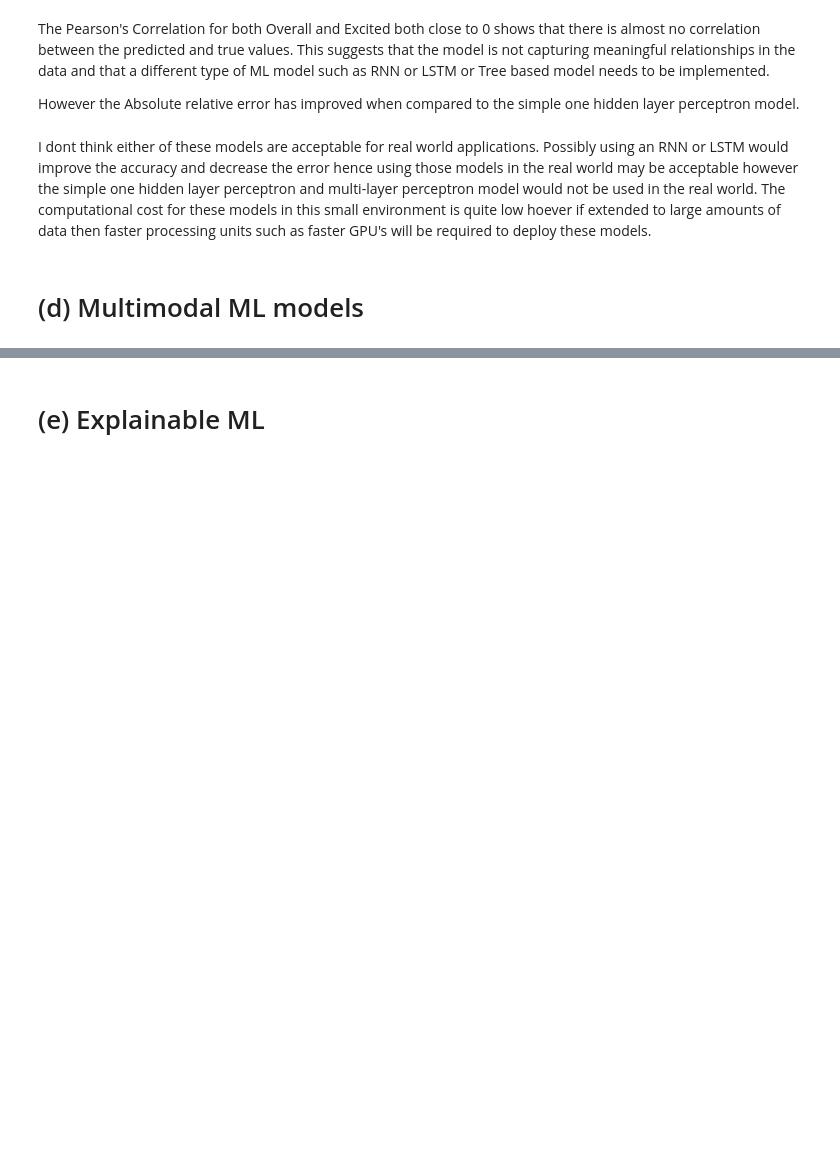
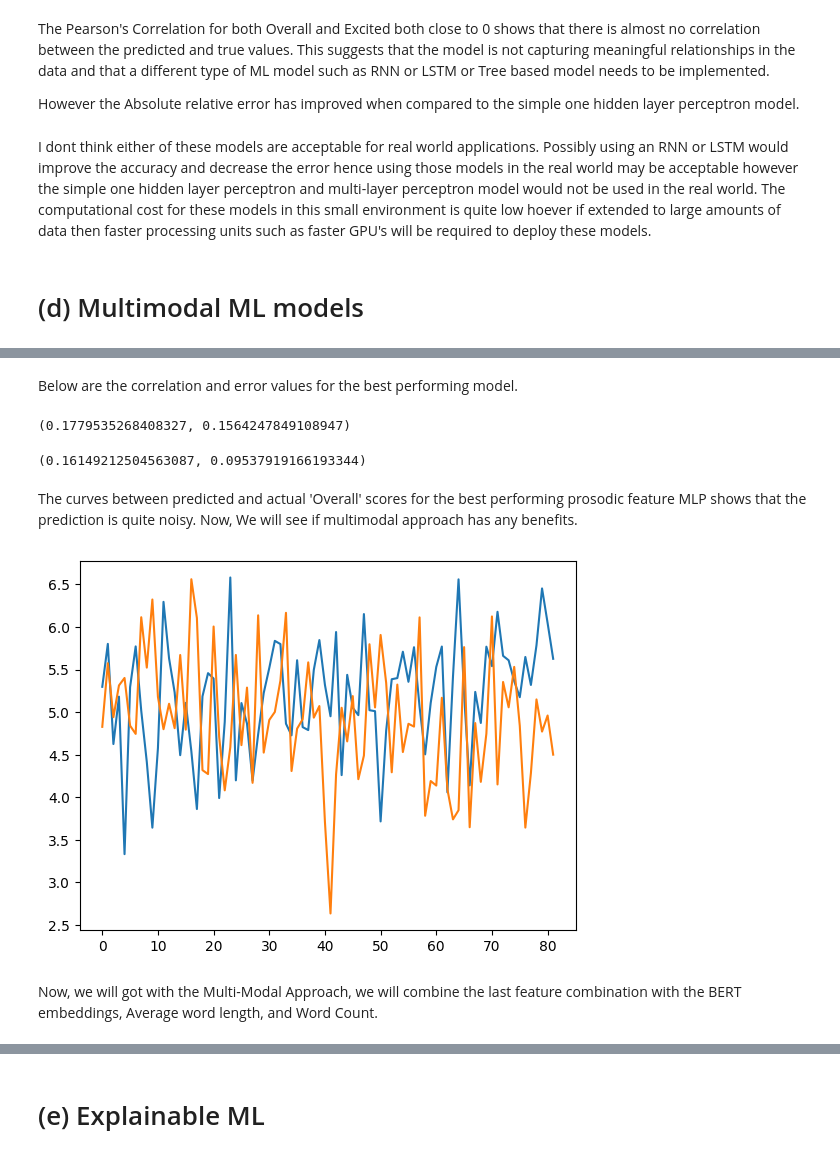
Before and after one commit to ccsterns86/CSCI5622_Team5_HW4, a Jupyter notebook: final_report.ipynb, the cells around one changed output, grey strips where cells are left out. Drawn from its saved outputs; the diff is of its cells as text; code cells hidden in the pictures; blank space fills up the shorter version.

```diff
--- a/final_report.ipynb
+++ b/final_report.ipynb
@@ -770,0 +1034,2 @@ I dont think either of these models are acceptable for real world applications.
+# %% [markdown]
+Below are the correlation and error values for the best performing model.
@@ -770,0 +1041,20 @@ I dont think either of these models are acceptable for real world applications.
+# %%
+mareProsodicValOverall, mareProsodicTestOverall
+# %% [output]
+(0.1779535268408327, 0.1564247849108947)
+# %%
+corrOverallVal, corrOverallTest
+# %% [output]
+(0.16149212504563087, 0.09537919166193344)
+# %% [markdown]
+The curves between predicted and actual 'Overall' scores for the best performing prosodic feature MLP shows that the prediction is quite noisy. Now, We will see if multimodal approach has any benefits.
+# %%
+#training data scroes plot
+
+plt.plot(scores_train_set['Overall'])
+plt.plot(prosodic_predict_train)
+plt.show()
+# %% [output]
+[figure, added]
+# %% [markdown]
+Now, we will got with the Multi-Modal Approach, we will combine the last feature combination with the BERT embeddings, Average word length, and Word Count.
```
Also changed, not shown: parts of 40 cells of this notebook.
